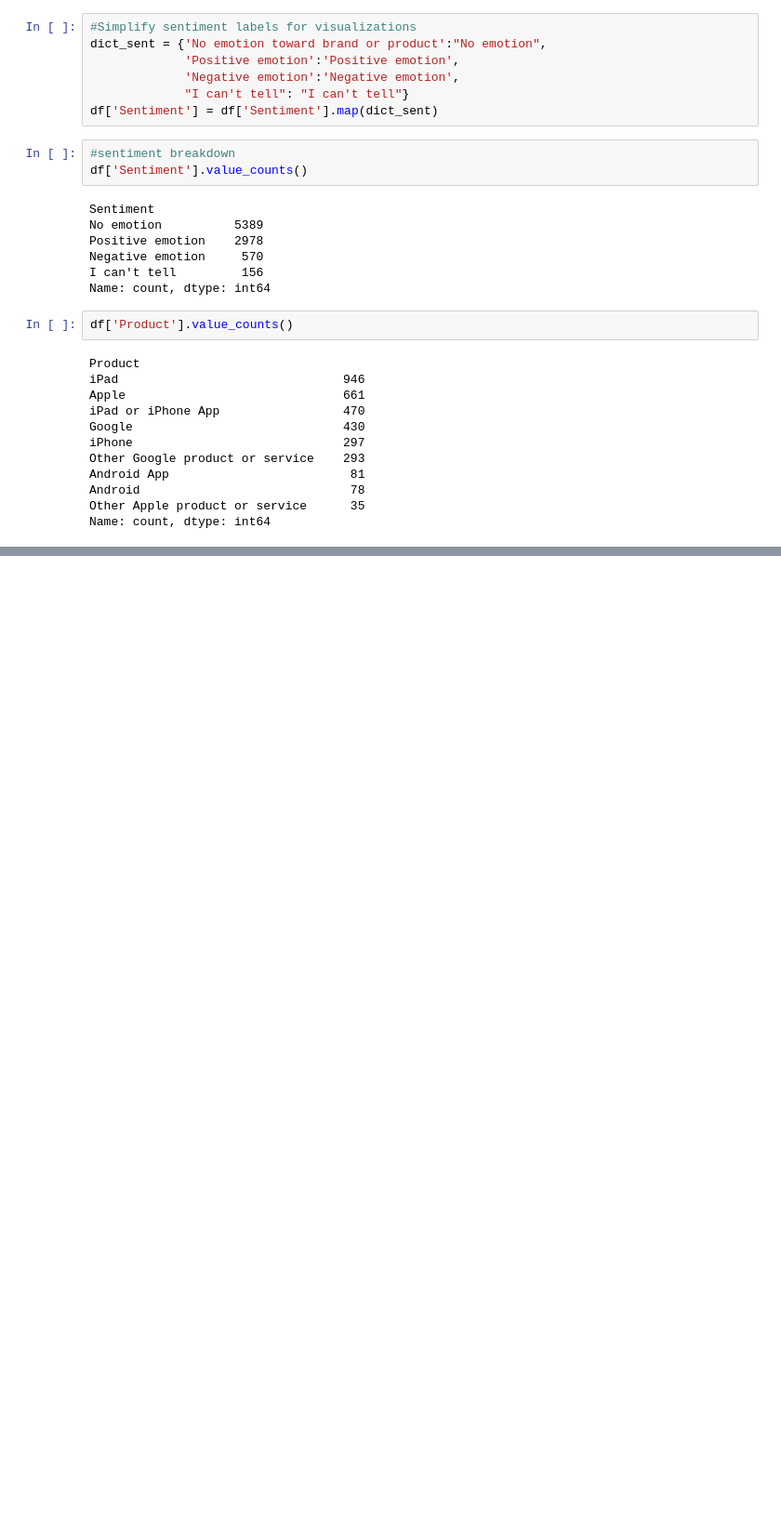
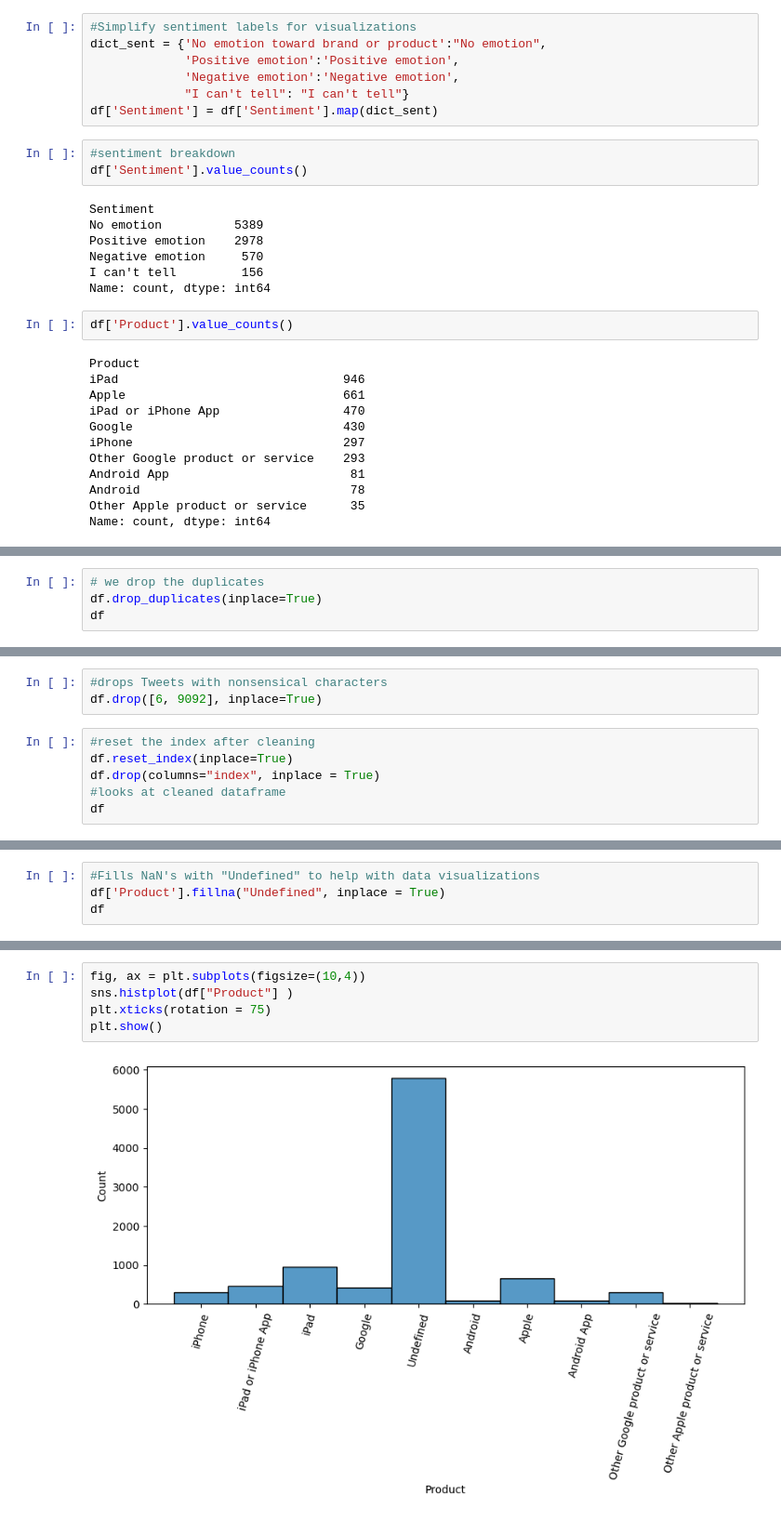
Before and after one commit to ericrono/Brands-and-Product-Emotions, a Jupyter notebook: Notebbok.ipynb, the cells around one changed output, grey strips where cells are left out. Shown: that part at 93% size. Cells and saved outputs as stored; diff of their text form; blank space fills up the shorter version.

Commit message:
data preprocessing

```diff
--- a/Notebbok.ipynb
+++ b/Notebbok.ipynb
@@ -210,0 +250,4 @@ Name: count, dtype: int64
+# %%
+# we drop the duplicates
+df.drop_duplicates(inplace=True)
+df
@@ -210,0 +268,9 @@ Name: count, dtype: int64
+# %%
+#drops Tweets with nonsensical characters
+df.drop([6, 9092], inplace=True)
+# %%
+#reset the index after cleaning
+df.reset_index(inplace=True)
+df.drop(columns="index", inplace = True)
+#looks at cleaned dataframe
+df
@@ -210,0 +299,4 @@ Name: count, dtype: int64
+# %%
+#Fills NaN's with "Undefined" to help with data visualizations
+df['Product'].fillna("Undefined", inplace = True)
+df
@@ -210,0 +323,7 @@ Name: count, dtype: int64
+# %%
+fig, ax = plt.subplots(figsize=(10,4))
+sns.histplot(df["Product"] )
+plt.xticks(rotation = 75)
+plt.show()
+# %% [output]
+[figure, added]
```
Also changed, not shown: parts of 14 cells of this notebook.
